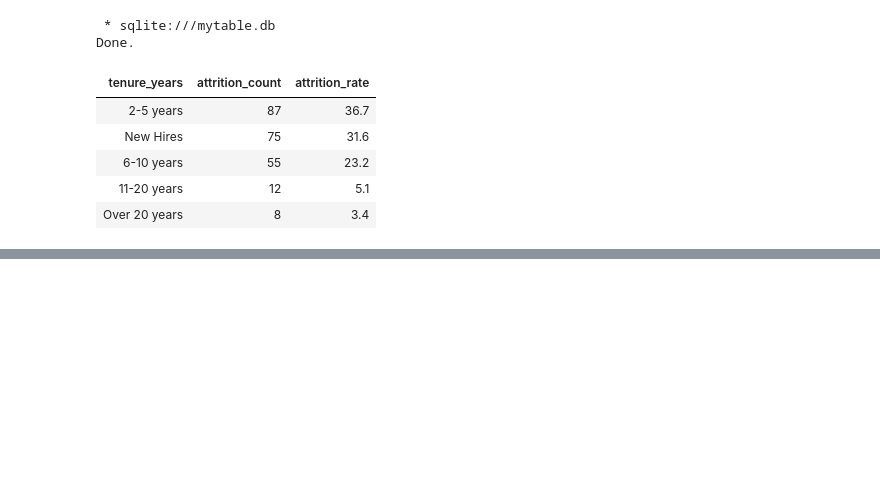
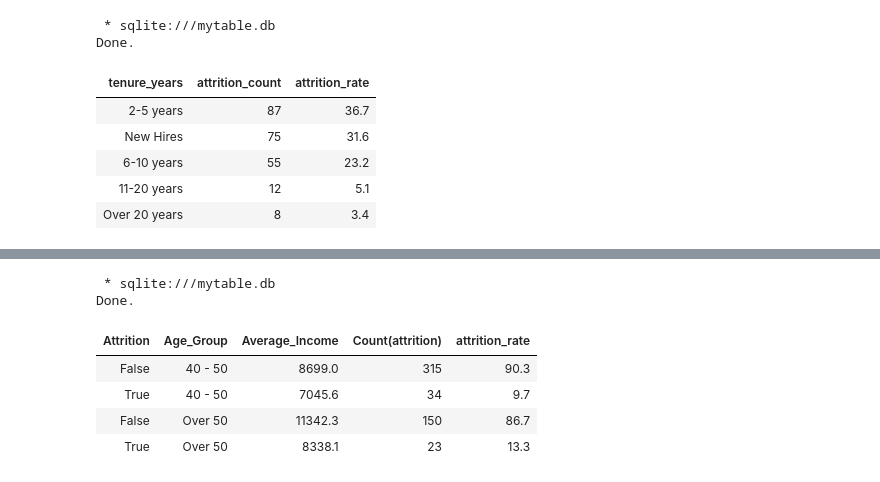
Before and after one commit to ParthKalani/HR-analytics, a Jupyter notebook: HR-analytics-SQL.ipynb, the cells around one changed output, grey strips where cells are left out. Cells and saved outputs as stored; diff of their text form; code cells hidden in the pictures; blank space fills up the shorter version.

```diff
--- a/HR-analytics-SQL.ipynb
+++ b/HR-analytics-SQL.ipynb
@@ -296,0 +216,34 @@ Done.
+# %%
+%%sql
+
+With cte as (
+Select *,
+    CASE
+        WHEN Age >=40 AND Age<50 THen '40 - 50'
+        WHEN Age >=50 Then 'Over 50'
+        End as Age_Group
+from employee)
+
+Select
+    CASE
+        WHEN attrition = 'Yes' THEN 'True'
+        WHEN attrition = 'No' THEN 'False'
+        END as Attrition,
+        Age_Group,
+        Round(avg(MonthlyIncome), 1) as Average_Income,
+        Count(attrition) as Count_attrition,
+        Round(cast(count(attrition) as float)* 100/(select count(attrition)
+                                                           from cte c1
+                                                          where c.age_group = c1.age_group) ,1) as attrition_rate
+from cte c
+where age >= 40
+group by age_group, attrition
+order by age_group, attrition, attrition_rate desc
+# %% [output]
+ * sqlite:///mytable.db
+Done.
+| Attrition | Age_Group | Average_Income | Count(attrition) | attrition_rate |
+| False | 40 - 50 | 8699.0 | 315 | 90.3 |
+| True | 40 - 50 | 7045.6 | 34 | 9.7 |
+| False | Over 50 | 11342.3 | 150 | 86.7 |
+| True | Over 50 | 8338.1 | 23 | 13.3 |
```
Also changed, not shown: parts of 8 cells of this notebook.
